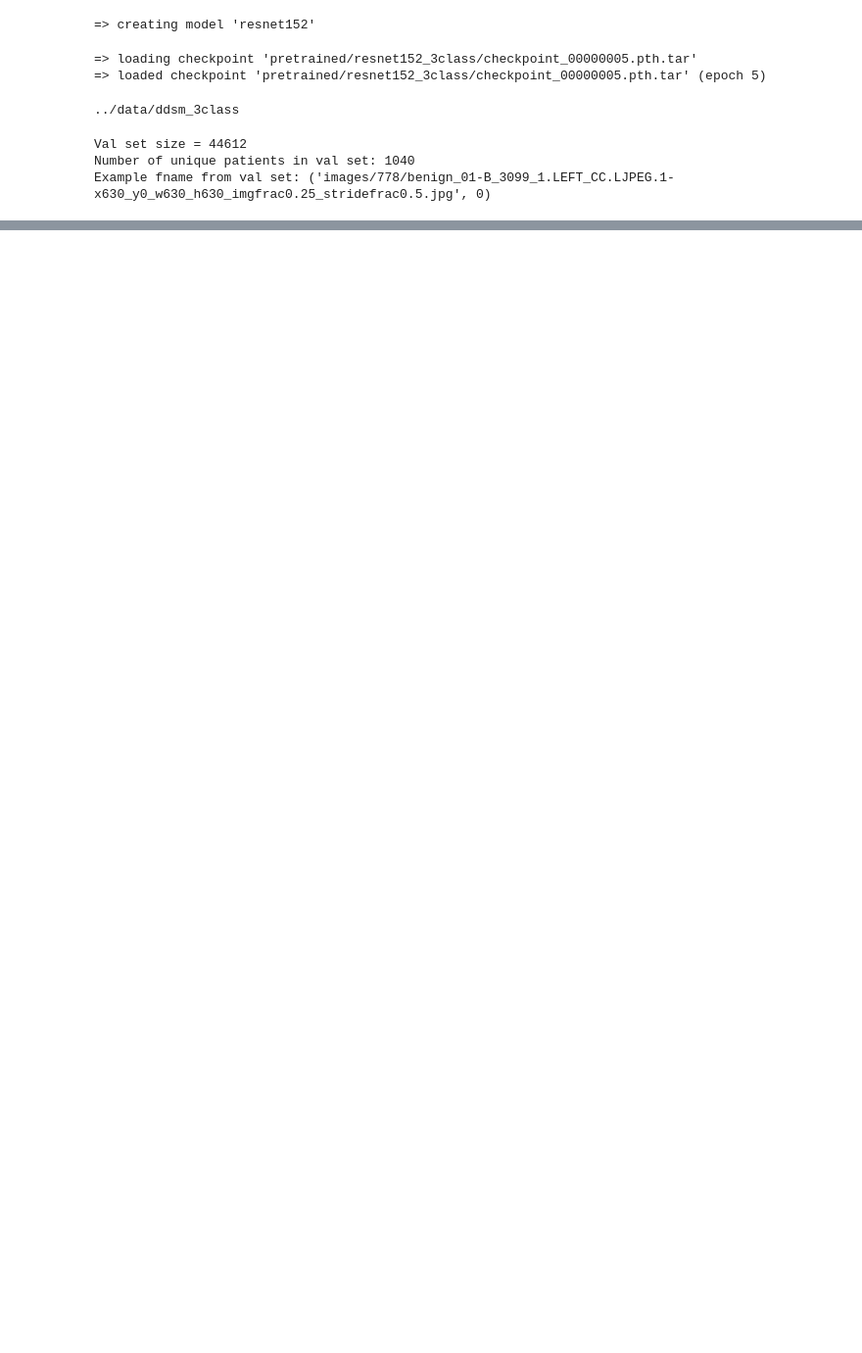
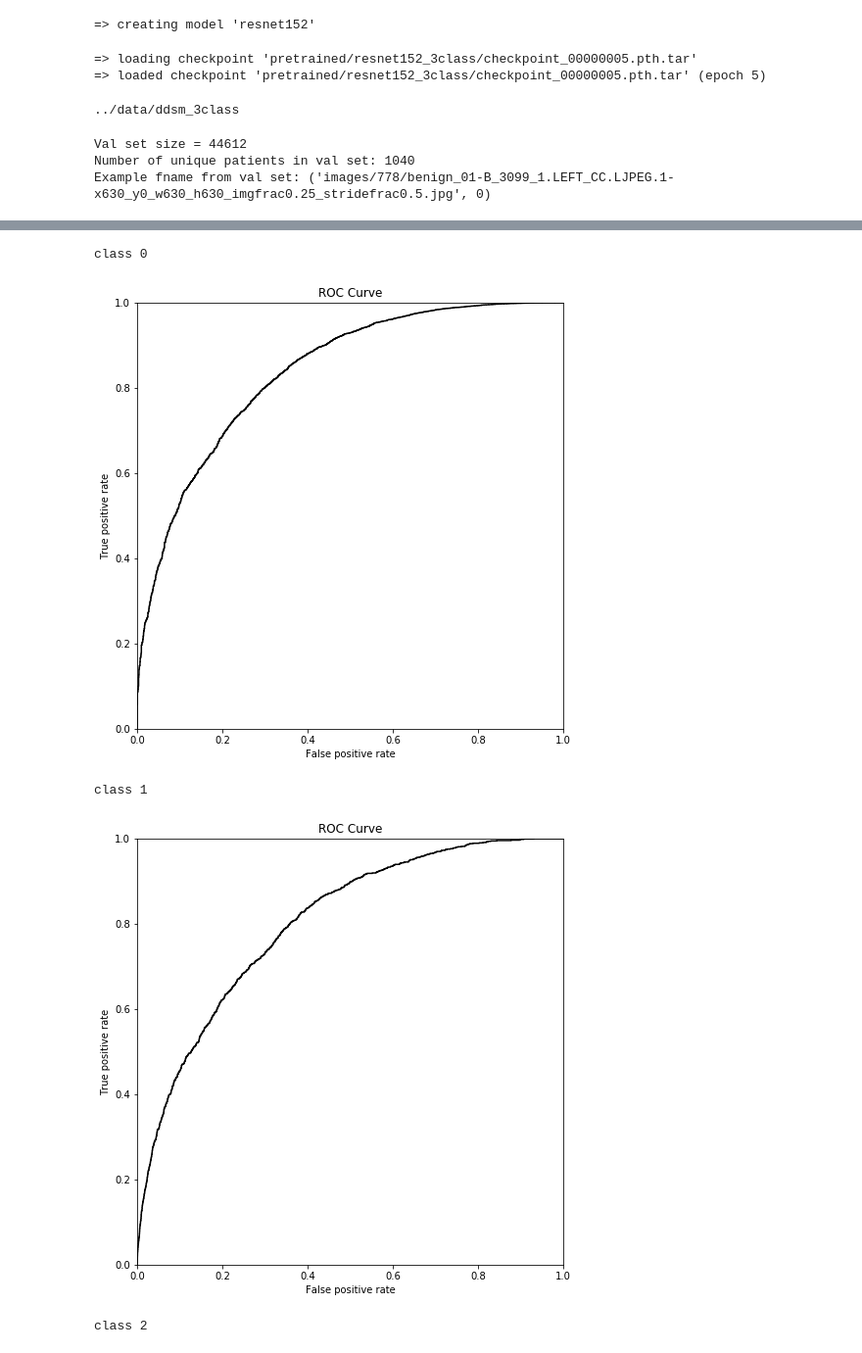
Before and after one commit to marcelomata/ddsm-visual-primitives, a Jupyter notebook: training/plot_roc_curve.ipynb, the cells around one changed output, grey strips where cells are left out. Shown at 98% size. Cells and saved outputs as stored; diff of their text form; code cells hidden in the pictures; blank space fills up the shorter version.

Commit message:
replicated AUC and pAUC score from paper in plot_roc_curve.ipynb

```diff
--- a/training/plot_roc_curve.ipynb
+++ b/training/plot_roc_curve.ipynb
@@ -148,7 +149,7 @@ Val set size = 44612
 Number of unique patients in val set: 1040
 Example fname from val set: ('images/778/benign_01-B_3099_1.LEFT_CC.LJPEG.1-x630_y0_w630_h630_imgfrac0.25_stridefrac0.5.jpg', 0)
 # %%
-# Print per-class AUC values, using torchnet AUC function
+# Predict class for validataion samples
 
 targets = [[] for _ in range(cfg.arch.num_classes)]
 probs = [[] for _ in range(cfg.arch.num_classes)]
@@ -162,9 +163,3 @@ for inp, target in tqdm(val_loader):
         aucs[i].add(prob[:, i].data, target == i)
         targets[i].extend(target.numpy() == i)
         probs[i].extend(prob[:, i].data.cpu().numpy())
-
-for i in xrange(cfg.arch.num_classes):
-    print('class {}'.format(i))
-    print('torchnet.meter.AUCMeter: {}'.format(aucs[i].value()[0]))
-    print('sklearn.metrics.roc_auc_score: {}'.format(roc_auc_score(targets[i], probs[i])))
-    print('')
@@ -172,0 +166,8 @@ Widget Javascript not detected.  It may not be installed or enabled properly.
+# %%
+# Print per-class AUC values, using torchnet AUC function
+
+for i in range(cfg.arch.num_classes):
+    print('class {}'.format(i))
+    print('torchnet.meter.AUCMeter: {}'.format(aucs[i].value()[0]))
+    print('sklearn.metrics.roc_auc_score: {}'.format(roc_auc_score(targets[i], probs[i])))
+    print('')
@@ -185,6 +198,12 @@ def plot_roc_curve(y_true, y_score):
     plt.show()
 # %%
 # ROC plots for each class
-for i in xrange(cfg.arch.num_classes):
+for i in range(cfg.arch.num_classes):
     print('class {}'.format(i))
     plot_roc_curve(targets[i], probs[i])
+# %% [output]
+class 0
+[figure, added]
+class 1
+[figure, added]
+class 2
```
Also changed, not shown: parts of 9 cells of this notebook.
